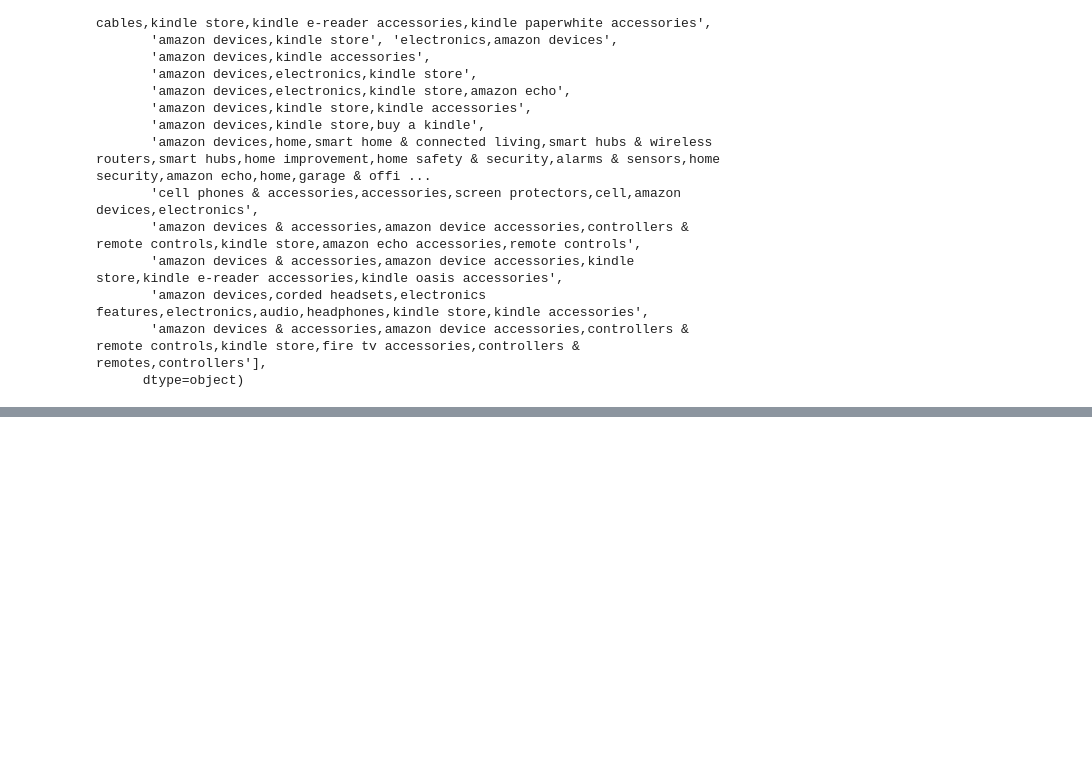
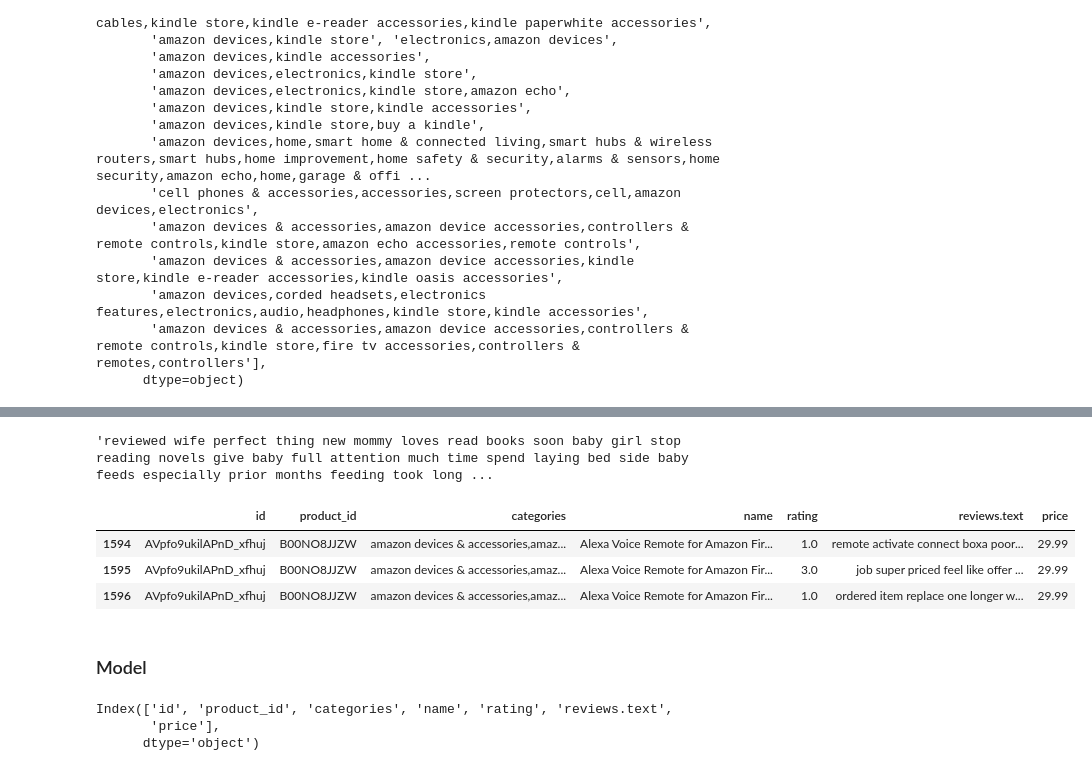
Before and after one commit to Fatemenamdar20/Amazon_recommendation, a Jupyter notebook: amazon.ipy.ipynb, the cells around one changed output, grey strips where cells are left out. Cells and saved outputs as stored; diff of their text form; code cells hidden in the pictures; blank space fills up the shorter version.

Commit message:
model

```diff
--- a/amazon.ipy.ipynb
+++ b/amazon.ipy.ipynb
@@ -283,0 +312,16 @@ df.head()
+# %%
+df["reviews.text"] = df["reviews.text"].str.lower()
+# %%
+from nltk.corpus import stopwords
+nltk.download('stopwords')
+stop_words = set(stopwords.words('english'))
+
+def clean_text(text_series):
+    text_series = text_series.str.lower()
+    text_series = text_series.apply(lambda x: re.sub(r'[^a-z\s]', '', x))
+    text_series = text_series.apply(lambda x: re.sub(r'\s+', ' ', x).strip())
+    text_series = text_series.apply(lambda x: ' '.join([word for word in x.split() if word not in stop_words]))
+
+    return text_series
+
+df['reviews.text'] = clean_text(df['reviews.text'])
@@ -283,0 +332,19 @@ df.head()
+# %%
+df['reviews.text'].iloc[10]
+# %% [output]
+'reviewed wife perfect thing new mommy loves read books soon baby girl stop reading novels give baby full attention much time spend laying bed side baby feeds especially prior months feeding took long ...
+# %%
+df.tail(3)
+# %% [output]
+|  | id | product_id | categories | name | rating | reviews.text | price |
+| 1594 | AVpfo9ukilAPnD_xfhuj | B00NO8JJZW | amazon devices & accessories,amaz... | Alexa Voice Remote for Amazon Fir... | 1.0 | remote activate connect boxa poor... | 29.99 |
+| 1595 | AVpfo9ukilAPnD_xfhuj | B00NO8JJZW | amazon devices & accessories,amaz... | Alexa Voice Remote for Amazon Fir... | 3.0 | job super priced feel like offer ... | 29.99 |
+| 1596 | AVpfo9ukilAPnD_xfhuj | B00NO8JJZW | amazon devices & accessories,amaz... | Alexa Voice Remote for Amazon Fir... | 1.0 | ordered item replace one longer w... | 29.99 |
+# %% [markdown]
+### Model
+# %%
+df.columns
+# %% [output]
+Index(['id', 'product_id', 'categories', 'name', 'rating', 'reviews.text',
+       'price'],
+      dtype='object')
```
Also changed, not shown: parts of 16 cells of this notebook.
